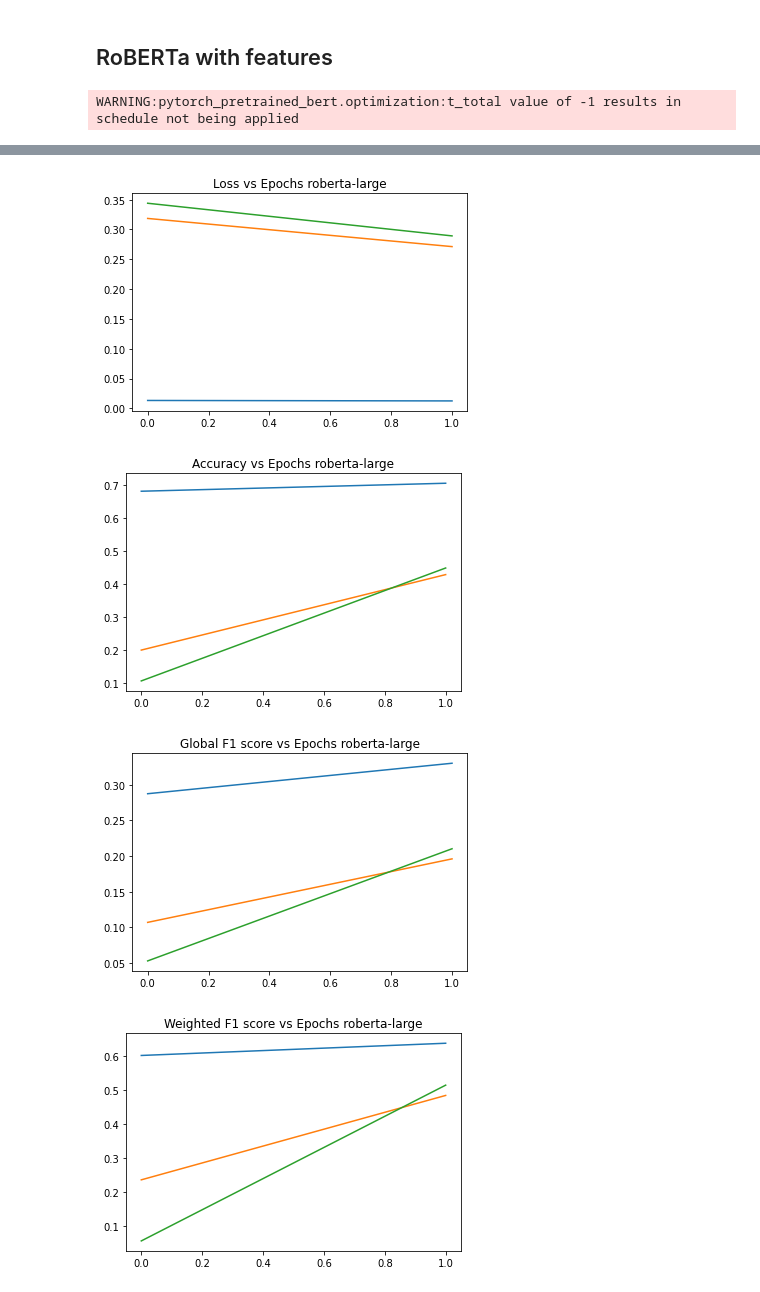
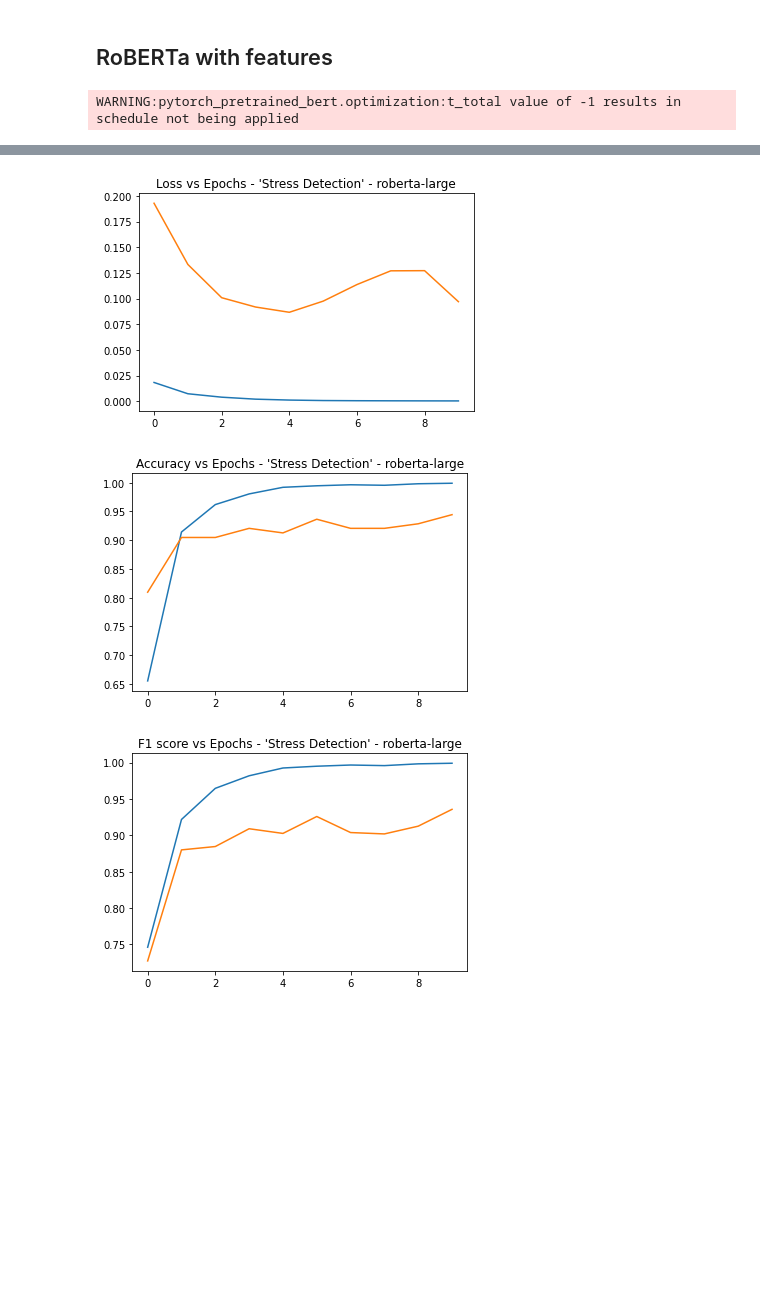
Before and after one commit to alonmoses/Advanced-ML-Final-Project, a Jupyter notebook: run_project_dreaddit.ipynb, the cells around one changed output, grey strips where cells are left out. Saved outputs shown, nothing was run; the diff lists cells and outputs as text; code cells hidden in the pictures; blank space fills up the shorter version.

```diff
--- a/run_project_dreaddit.ipynb
+++ b/run_project_dreaddit.ipynb
@@ -172,6 +130,6 @@ Test- accuracy: 0.5807334428024084, F1: 0.34603492639304845
 # %% [markdown]
 ## RoBERTa with features
 # %%
-model_main(model='roberta_with_features')
+model_main(model='roberta_with_features', dataset='stress_detection')
 # %% [output]
 WARNING:pytorch_pretrained_bert.optimization:t_total value of -1 results in schedule not being applied
@@ -190,4 +153,3 @@ Test- accuracy: 0.4482758620689655, F1: 0.21030860860524683
-[figure, old version]
+[figure, new version]
-[figure, old version]
+[figure, new version]
-[figure, old version]
+[figure, new version]
-[figure, removed]
```
Also changed, not shown: parts of 11 cells of this notebook, 33 other files.
